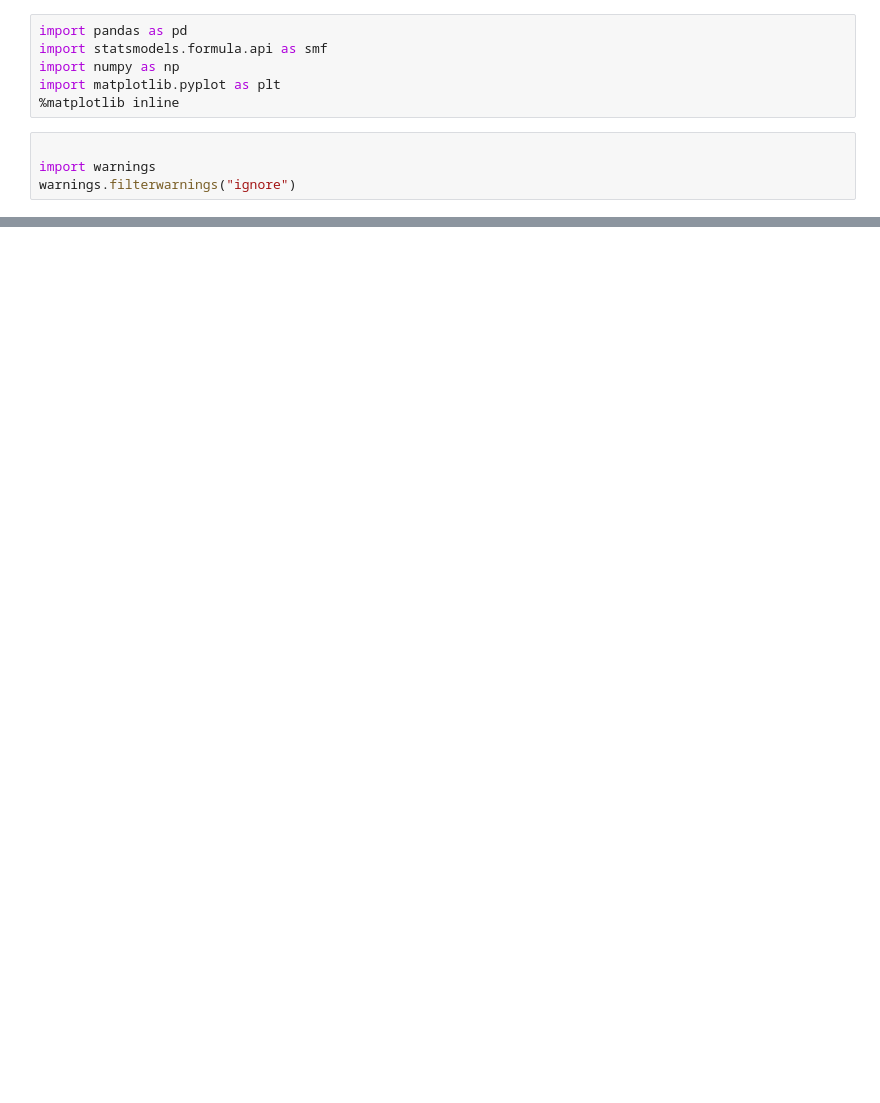
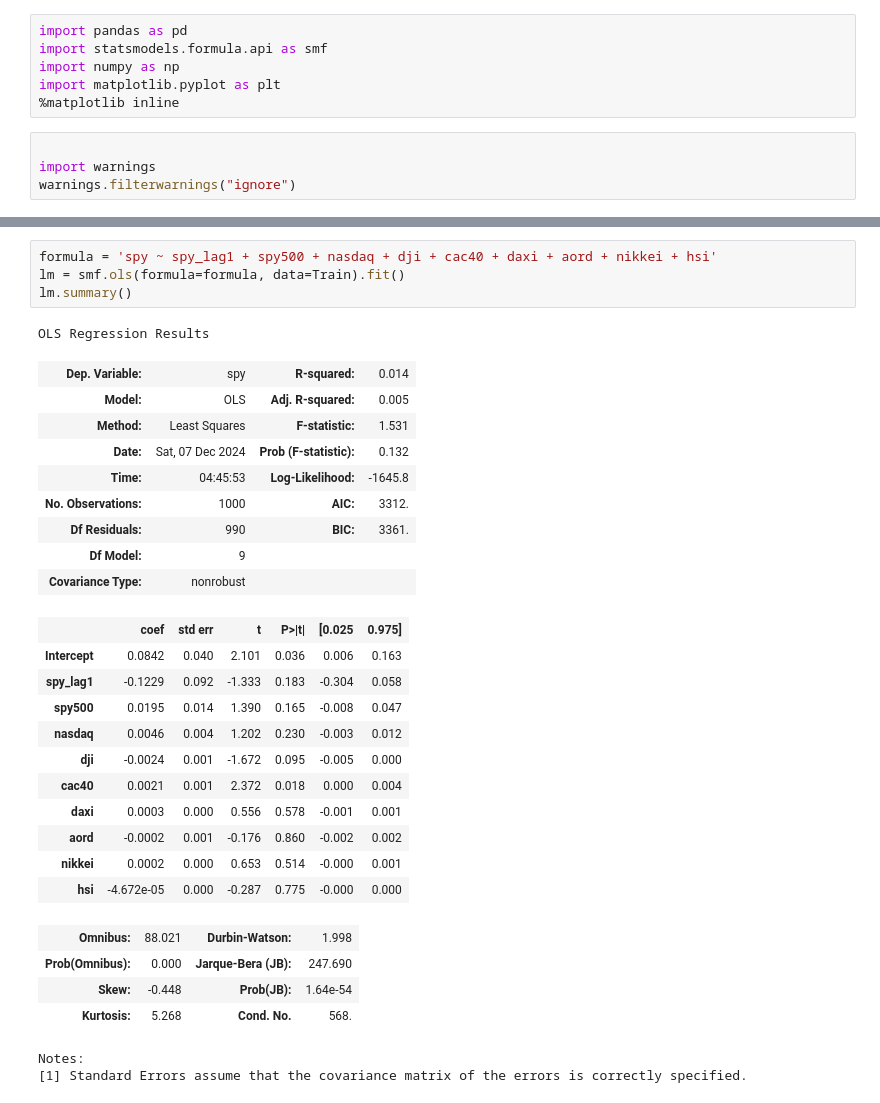
Before and after one commit to zshaiv/python, a Jupyter notebook: Multiple linear regression model.ipynb, the cells around one changed output, grey strips where cells are left out. Saved outputs shown, nothing was run; the diff lists cells and outputs as text; blank space fills up the shorter version.

Commit message:
Multiple Linear Regression model on jupyter

```diff
--- a/Multiple linear regression model.ipynb
+++ b/Multiple linear regression model.ipynb
@@ -24,0 +104,32 @@ nasdaq.head()
+# %%
+formula = 'spy ~ spy_lag1 + spy500 + nasdaq + dji + cac40 + daxi + aord + nikkei + hsi'
+lm = smf.ols(formula=formula, data=Train).fit()
+lm.summary()
+# %% [output]
+OLS Regression Results
+| Dep. Variable: | spy | R-squared: | 0.014 |
+| Model: | OLS | Adj. R-squared: | 0.005 |
+| Method: | Least Squares | F-statistic: | 1.531 |
+| Date: | Sat, 07 Dec 2024 | Prob (F-statistic): | 0.132 |
+| Time: | 04:45:53 | Log-Likelihood: | -1645.8 |
+| No. Observations: | 1000 | AIC: | 3312. |
+| Df Residuals: | 990 | BIC: | 3361. |
+| Df Model: | 9 |  |  |
+| Covariance Type: | nonrobust |  |  |
+|  | coef | std err | t | P>|t| | [0.025 | 0.975] |
+| Intercept | 0.0842 | 0.040 | 2.101 | 0.036 | 0.006 | 0.163 |
+| spy_lag1 | -0.1229 | 0.092 | -1.333 | 0.183 | -0.304 | 0.058 |
+| spy500 | 0.0195 | 0.014 | 1.390 | 0.165 | -0.008 | 0.047 |
+| nasdaq | 0.0046 | 0.004 | 1.202 | 0.230 | -0.003 | 0.012 |
+| dji | -0.0024 | 0.001 | -1.672 | 0.095 | -0.005 | 0.000 |
+| cac40 | 0.0021 | 0.001 | 2.372 | 0.018 | 0.000 | 0.004 |
+| daxi | 0.0003 | 0.000 | 0.556 | 0.578 | -0.001 | 0.001 |
+| aord | -0.0002 | 0.001 | -0.176 | 0.860 | -0.002 | 0.002 |
+| nikkei | 0.0002 | 0.000 | 0.653 | 0.514 | -0.000 | 0.001 |
+| hsi | -4.672e-05 | 0.000 | -0.287 | 0.775 | -0.000 | 0.000 |
+| Omnibus: | 88.021 | Durbin-Watson: | 1.998 |
+| Prob(Omnibus): | 0.000 | Jarque-Bera (JB): | 247.690 |
+| Skew: | -0.448 | Prob(JB): | 1.64e-54 |
+| Kurtosis: | 5.268 | Cond. No. | 568. |
+Notes:
+[1] Standard Errors assume that the covariance matrix of the errors is correctly specified.
```
Also changed, not shown: parts of 17 cells of this notebook.
